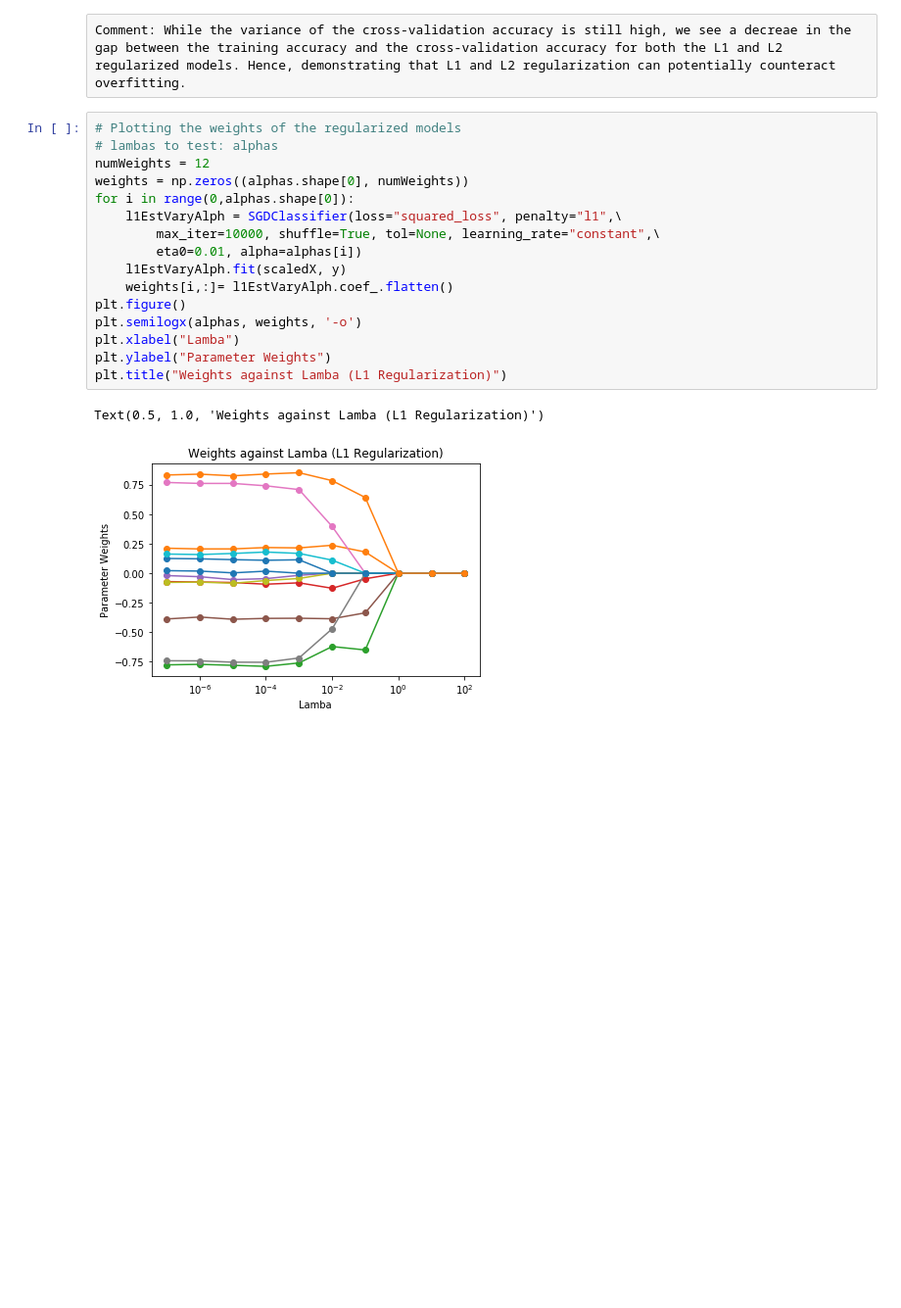
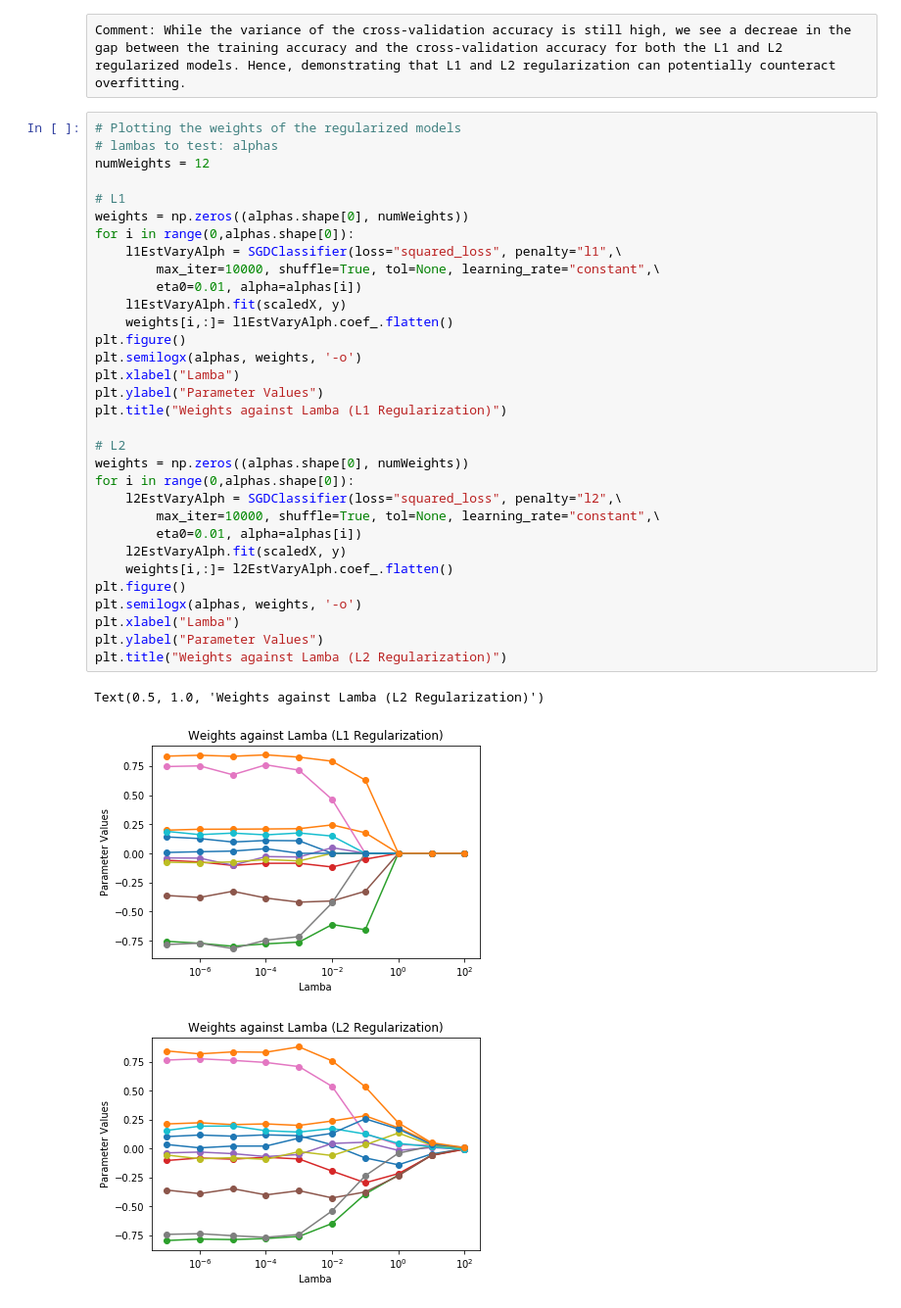
Before and after one commit to ycheng14799/MLProgrammingAssignmentWeek3, a Jupyter notebook: LinearClassifierVersion2.ipynb, the cells around one changed output. Shown at 98% size. Cells and saved outputs as stored; diff of their text form; blank space fills up the shorter version.

```diff
--- a/LinearClassifierVersion2.ipynb
+++ b/LinearClassifierVersion2.ipynb
@@ -276,19 +276,36 @@ Comment: While the variance of the cross-validation accuracy is still high, we s
 # %%
 # Plotting the weights of the regularized models
 # lambas to test: alphas
 numWeights = 12
+
+# L1
 weights = np.zeros((alphas.shape[0], numWeights))
 for i in range(0,alphas.shape[0]):
     l1EstVaryAlph = SGDClassifier(loss="squared_loss", penalty="l1",\
         max_iter=10000, shuffle=True, tol=None, learning_rate="constant",\
         eta0=0.01, alpha=alphas[i])
     l1EstVaryAlph.fit(scaledX, y)
     weights[i,:]= l1EstVaryAlph.coef_.flatten()
 plt.figure()
 plt.semilogx(alphas, weights, '-o')
 plt.xlabel("Lamba")
-plt.ylabel("Parameter Weights")
+plt.ylabel("Parameter Values")
 plt.title("Weights against Lamba (L1 Regularization)")
+
+# L2
+weights = np.zeros((alphas.shape[0], numWeights))
+for i in range(0,alphas.shape[0]):
+    l2EstVaryAlph = SGDClassifier(loss="squared_loss", penalty="l2",\
+        max_iter=10000, shuffle=True, tol=None, learning_rate="constant",\
+        eta0=0.01, alpha=alphas[i])
+    l2EstVaryAlph.fit(scaledX, y)
+    weights[i,:]= l2EstVaryAlph.coef_.flatten()
+plt.figure()
+plt.semilogx(alphas, weights, '-o')
+plt.xlabel("Lamba")
+plt.ylabel("Parameter Values")
+plt.title("Weights against Lamba (L2 Regularization)")
 # %% [output]
-Text(0.5, 1.0, 'Weights against Lamba (L1 Regularization)')
+Text(0.5, 1.0, 'Weights against Lamba (L2 Regularization)')
-[figure, old version]
+[figure, new version]
+[figure, added]
```
Also changed, not shown: parts of 2 cells of this notebook, 2 other files.
